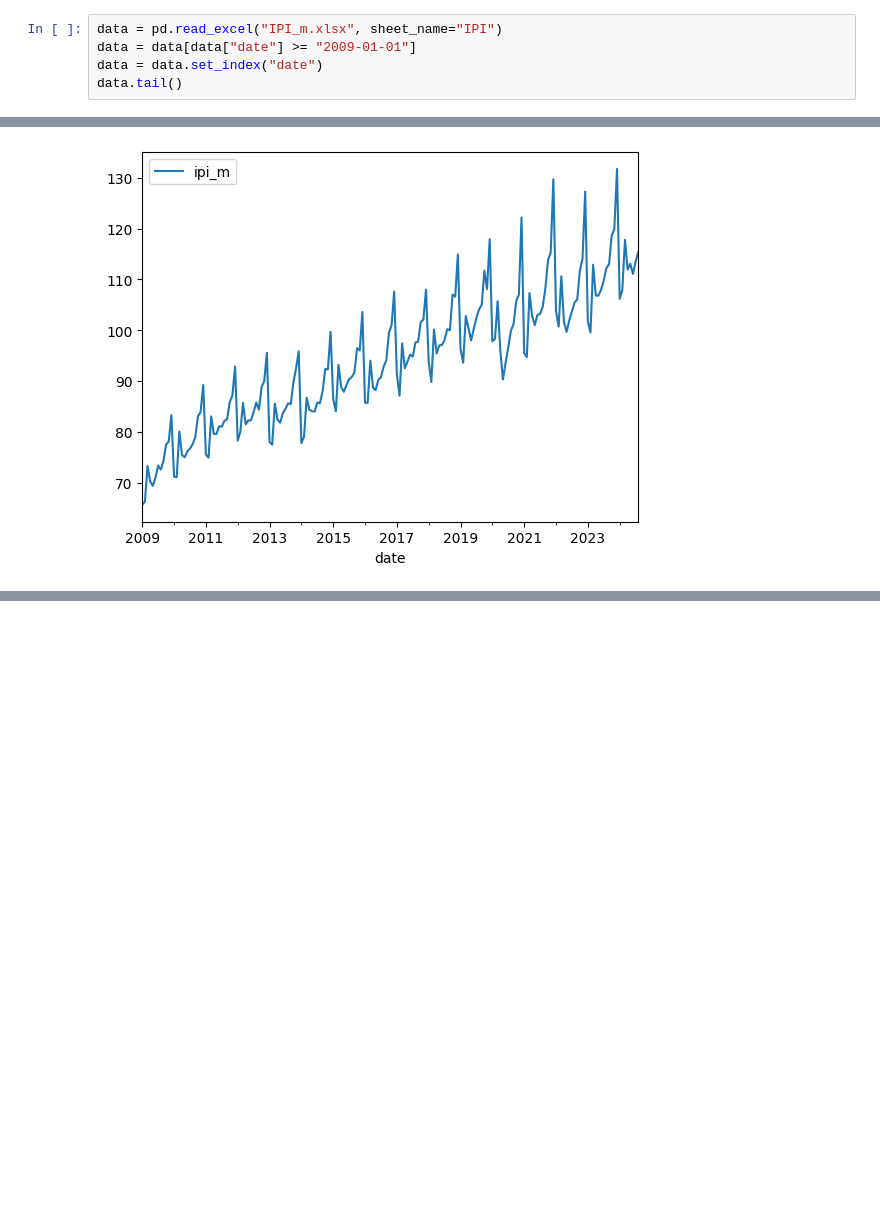
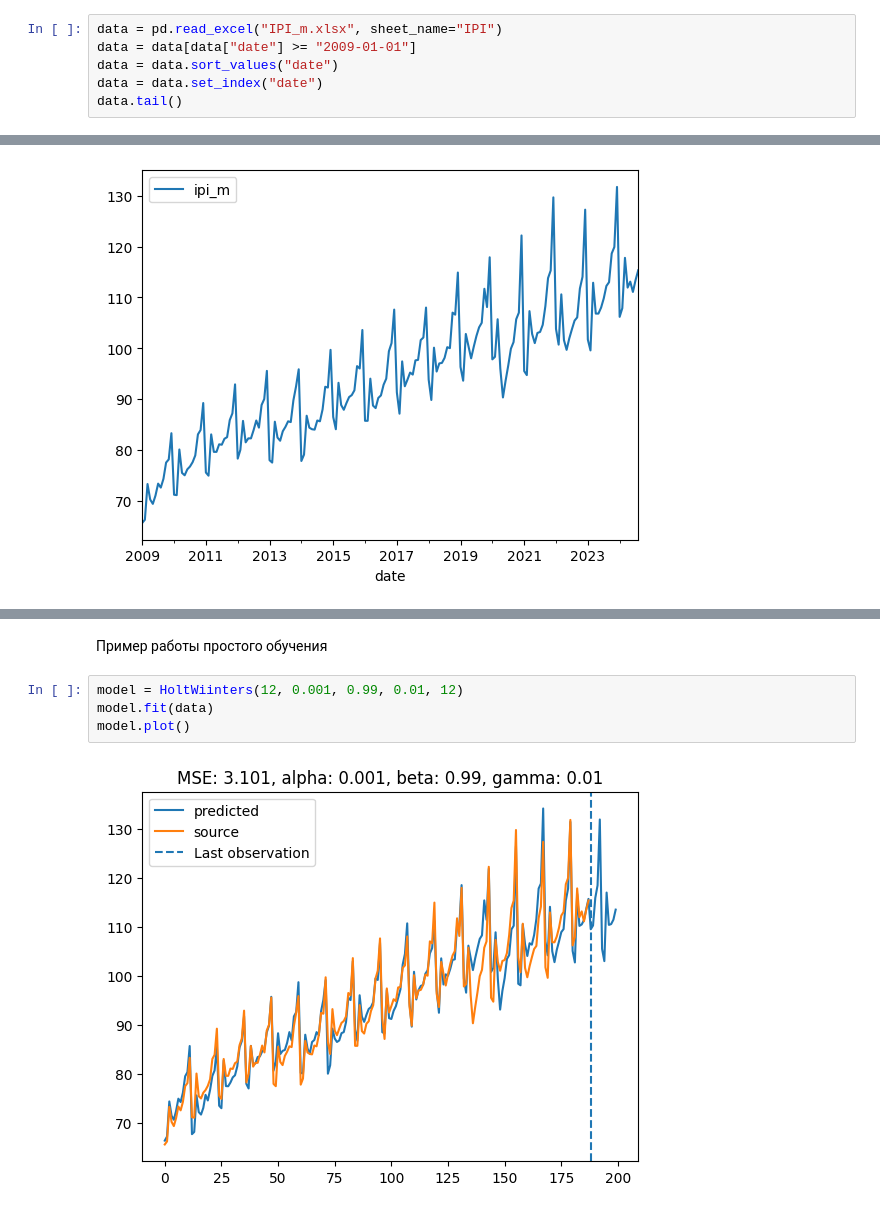
Before and after one commit to KycokOvcharki01/Learning, a Jupyter notebook: ITMO/Курс Математическое Прогнозирование/Лабораторная работа 1/Модель Хольта-Уинтерса.ipynb, the cells around one changed output, grey strips where cells are left out. Saved outputs shown, nothing was run; the diff lists cells and outputs as text; blank space fills up the shorter version.

```diff
--- a/ITMO/Курс Математическое Прогнозирование/Лабораторная работа 1/Модель Хольта-Уинтерса.ipynb
+++ b/ITMO/Курс Математическое Прогнозирование/Лабораторная работа 1/Модель Хольта-Уинтерса.ipynb
@@ -10,6 +19,7 @@ import matplotlib.pyplot as plt
 # %%
 data = pd.read_excel("IPI_m.xlsx", sheet_name="IPI")
 data = data[data["date"] >= "2009-01-01"]
+data = data.sort_values("date")
 data = data.set_index("date")
 data.tail()
 # %% [output]
@@ -29,0 +282,8 @@ plt.show()
+# %% [markdown]
+Пример работы простого обучения
+# %%
+model = HoltWiinters(12, 0.001, 0.99, 0.01, 12)
+model.fit(data)
+model.plot()
+# %% [output]
+[figure, added]
```
Also changed, not shown: parts of 8 cells of this notebook, 4 other files.
